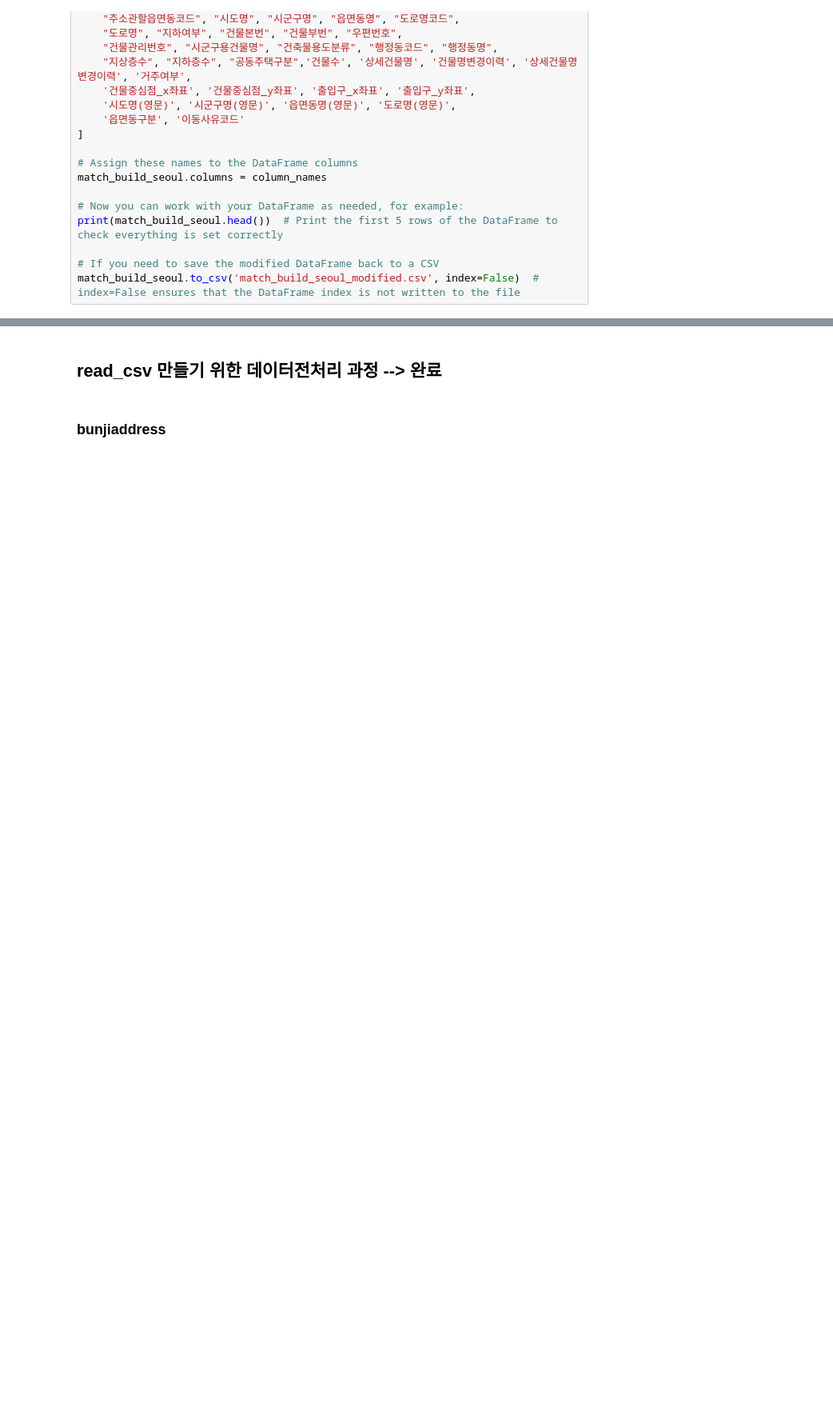
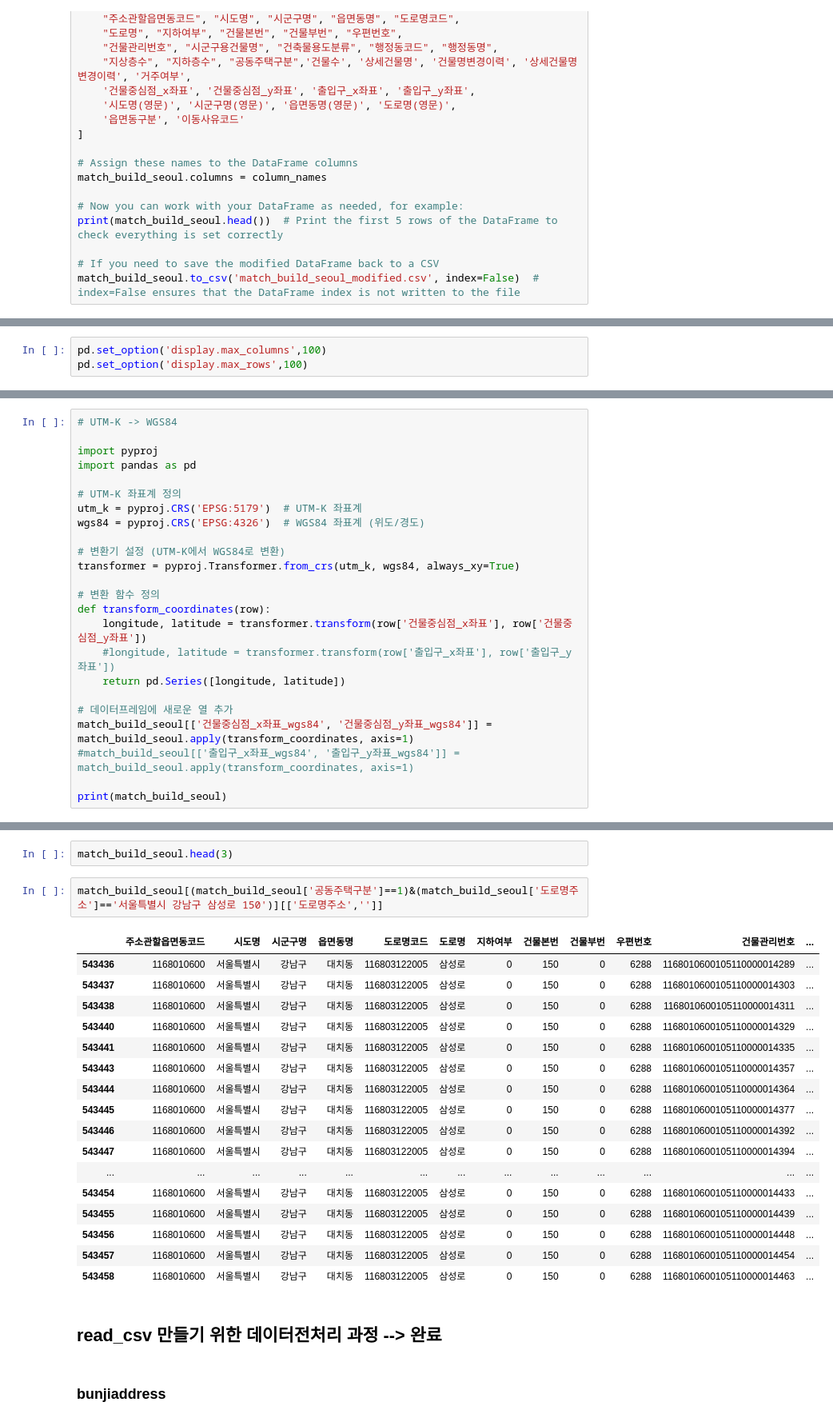
Before and after one commit to UpstageAILab3/upstage-ml-regression-ml5-pub, a Jupyter notebook: notebook/preprocessing.ipynb, the cells around one changed output, grey strips where cells are left out. Shown: that part at 80% size. Cells and saved outputs as stored; diff of their text form; blank space fills up the shorter version.

```diff
--- a/notebook/preprocessing.ipynb
+++ b/notebook/preprocessing.ipynb
@@ -114,0 +127,3 @@ match_build_seoul = pd.read_csv(os.path.join(PATH, "match_build_seoul.txt"), sep
+# %%
+pd.set_option('display.max_columns',100)
+pd.set_option('display.max_rows',100)
@@ -114,0 +336,24 @@ match_build_seoul = pd.read_csv(os.path.join(PATH, "match_build_seoul.txt"), sep
+# %%
+# UTM-K -> WGS84
+
+import pyproj
+import pandas as pd
+
+# UTM-K 좌표계 정의
+utm_k = pyproj.CRS('EPSG:5179')  # UTM-K 좌표계
+wgs84 = pyproj.CRS('EPSG:4326')  # WGS84 좌표계 (위도/경도)
+
+# 변환기 설정 (UTM-K에서 WGS84로 변환)
+transformer = pyproj.Transformer.from_crs(utm_k, wgs84, always_xy=True)
+
+# 변환 함수 정의
+def transform_coordinates(row):
+    longitude, latitude = transformer.transform(row['건물중심점_x좌표'], row['건물중심점_y좌표'])
+    #longitude, latitude = transformer.transform(row['출입구_x좌표'], row['출입구_y좌표'])
+    return pd.Series([longitude, latitude])
+
+# 데이터프레임에 새로운 열 추가
+match_build_seoul[['건물중심점_x좌표_wgs84', '건물중심점_y좌표_wgs84']] = match_build_seoul.apply(transform_coordinates, axis=1)
+#match_build_seoul[['출입구_x좌표_wgs84', '출입구_y좌표_wgs84']] = match_build_seoul.apply(transform_coordinates, axis=1)
+
+print(match_build_seoul)
@@ -115,3 +362,25 @@ match_build_seoul = pd.read_csv(os.path.join(PATH, "match_build_seoul.txt"), sep
+# %%
+match_build_seoul.head(3)
+# %%
+match_build_seoul[(match_build_seoul['공동주택구분']==1)&(match_build_seoul['도로명주소']=='서울특별시 강남구 삼성로 150')][['도로명주소','']]
+# %% [output]
+|  | 주소관할읍면동코드 | 시도명 | 시군구명 | 읍면동명 | 도로명코드 | 도로명 | 지하여부 | 건물본번 | 건물부번 | 우편번호 | 건물관리번호 | ... |
+| 543436 | 1168010600 | 서울특별시 | 강남구 | 대치동 | 116803122005 | 삼성로 | 0 | 150 | 0 | 6288 | 1168010600105110000014289 | ... |
+| 543437 | 1168010600 | 서울특별시 | 강남구 | 대치동 | 116803122005 | 삼성로 | 0 | 150 | 0 | 6288 | 1168010600105110000014303 | ... |
+| 543438 | 1168010600 | 서울특별시 | 강남구 | 대치동 | 116803122005 | 삼성로 | 0 | 150 | 0 | 6288 | 1168010600105110000014311 | ... |
+| 543440 | 1168010600 | 서울특별시 | 강남구 | 대치동 | 116803122005 | 삼성로 | 0 | 150 | 0 | 6288 | 1168010600105110000014329 | ... |
+| 543441 | 1168010600 | 서울특별시 | 강남구 | 대치동 | 116803122005 | 삼성로 | 0 | 150 | 0 | 6288 | 1168010600105110000014335 | ... |
+| 543443 | 1168010600 | 서울특별시 | 강남구 | 대치동 | 116803122005 | 삼성로 | 0 | 150 | 0 | 6288 | 1168010600105110000014357 | ... |
+| 543444 | 1168010600 | 서울특별시 | 강남구 | 대치동 | 116803122005 | 삼성로 | 0 | 150 | 0 | 6288 | 1168010600105110000014364 | ... |
+| 543445 | 1168010600 | 서울특별시 | 강남구 | 대치동 | 116803122005 | 삼성로 | 0 | 150 | 0 | 6288 | 1168010600105110000014377 | ... |
+| 543446 | 1168010600 | 서울특별시 | 강남구 | 대치동 | 116803122005 | 삼성로 | 0 | 150 | 0 | 6288 | 1168010600105110000014392 | ... |
+| 543447 | 1168010600 | 서울특별시 | 강남구 | 대치동 | 116803122005 | 삼성로 | 0 | 150 | 0 | 6288 | 1168010600105110000014394 | ... |
+| ... | ... | ... | ... | ... | ... | ... | ... | ... | ... | ... | ... | ... |
+| 543454 | 1168010600 | 서울특별시 | 강남구 | 대치동 | 116803122005 | 삼성로 | 0 | 150 | 0 | 6288 | 1168010600105110000014433 | ... |
+| 543455 | 1168010600 | 서울특별시 | 강남구 | 대치동 | 116803122005 | 삼성로 | 0 | 150 | 0 | 6288 | 1168010600105110000014439 | ... |
+| 543456 | 1168010600 | 서울특별시 | 강남구 | 대치동 | 116803122005 | 삼성로 | 0 | 150 | 0 | 6288 | 1168010600105110000014448 | ... |
+| 543457 | 1168010600 | 서울특별시 | 강남구 | 대치동 | 116803122005 | 삼성로 | 0 | 150 | 0 | 6288 | 1168010600105110000014454 | ... |
+| 543458 | 1168010600 | 서울특별시 | 강남구 | 대치동 | 116803122005 | 삼성로 | 0 | 150 | 0 | 6288 | 1168010600105110000014463 | ... |
 # %% [markdown]
 ## read_csv 만들기 위한 데이터전처리 과정 --> 완료
 # %% [markdown]
```
Also changed, not shown: parts of 46 cells of this notebook.
